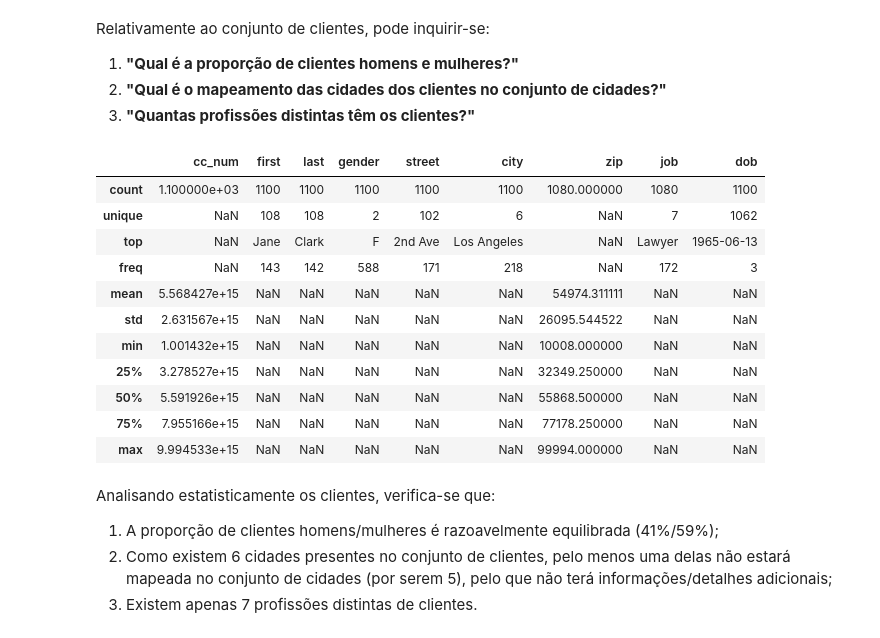
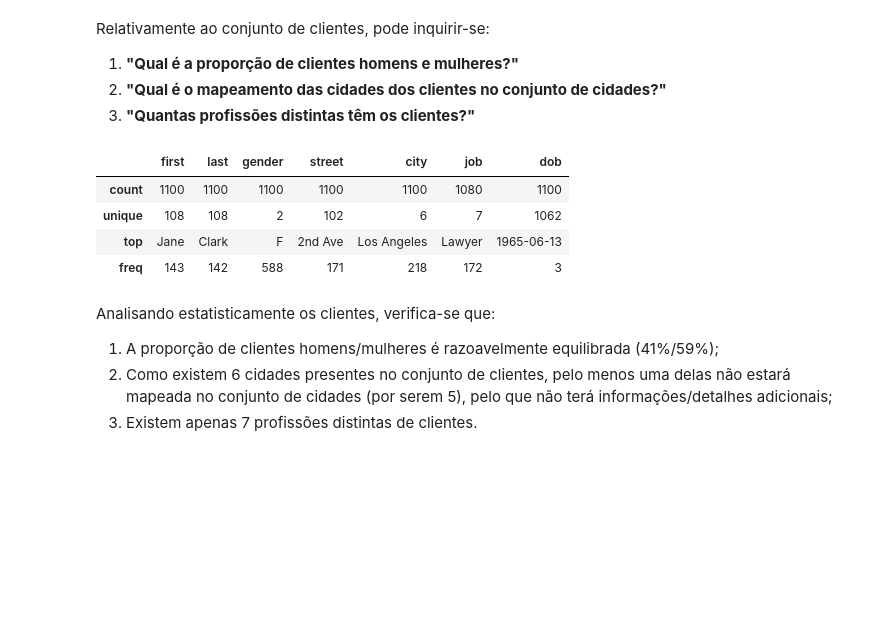
Before and after one commit to manelneto/fraud, a Jupyter notebook: task1.ipynb, the cells around one changed output. Drawn from its saved outputs; the diff is of its cells as text; code cells hidden in the pictures; blank space fills up the shorter version.

```diff
--- a/task1.ipynb
+++ b/task1.ipynb
@@ -378,20 +378,13 @@ Relativamente ao conjunto de clientes, pode inquirir-se:
 2. **"Qual é o mapeamento das cidades dos clientes no conjunto de cidades?"**
 3. **"Quantas profissões distintas têm os clientes?"**
 # %%
-customers.describe(include = 'all')
+customers.describe(exclude = 'number')
 # %% [output]
-|  | cc_num | first | last | gender | street | city | zip | job | dob |
-| count | 1.100000e+03 | 1100 | 1100 | 1100 | 1100 | 1100 | 1080.000000 | 1080 | 1100 |
-| unique | NaN | 108 | 108 | 2 | 102 | 6 | NaN | 7 | 1062 |
-| top | NaN | Jane | Clark | F | 2nd Ave | Los Angeles | NaN | Lawyer | 1965-06-13 |
-| freq | NaN | 143 | 142 | 588 | 171 | 218 | NaN | 172 | 3 |
-| mean | 5.568427e+15 | NaN | NaN | NaN | NaN | NaN | 54974.311111 | NaN | NaN |
-| std | 2.631567e+15 | NaN | NaN | NaN | NaN | NaN | 26095.544522 | NaN | NaN |
-| min | 1.001432e+15 | NaN | NaN | NaN | NaN | NaN | 10008.000000 | NaN | NaN |
-| 25% | 3.278527e+15 | NaN | NaN | NaN | NaN | NaN | 32349.250000 | NaN | NaN |
-| 50% | 5.591926e+15 | NaN | NaN | NaN | NaN | NaN | 55868.500000 | NaN | NaN |
-| 75% | 7.955166e+15 | NaN | NaN | NaN | NaN | NaN | 77178.250000 | NaN | NaN |
-| max | 9.994533e+15 | NaN | NaN | NaN | NaN | NaN | 99994.000000 | NaN | NaN |
+|  | first | last | gender | street | city | job | dob |
+| count | 1100 | 1100 | 1100 | 1100 | 1100 | 1080 | 1100 |
+| unique | 108 | 108 | 2 | 102 | 6 | 7 | 1062 |
+| top | Jane | Clark | F | 2nd Ave | Los Angeles | Lawyer | 1965-06-13 |
+| freq | 143 | 142 | 588 | 171 | 218 | 172 | 3 |
 # %% [markdown]
 Analisando estatisticamente os clientes, verifica-se que:
 
```
Also changed, not shown: parts of 77 cells of this notebook, 4 other files.
